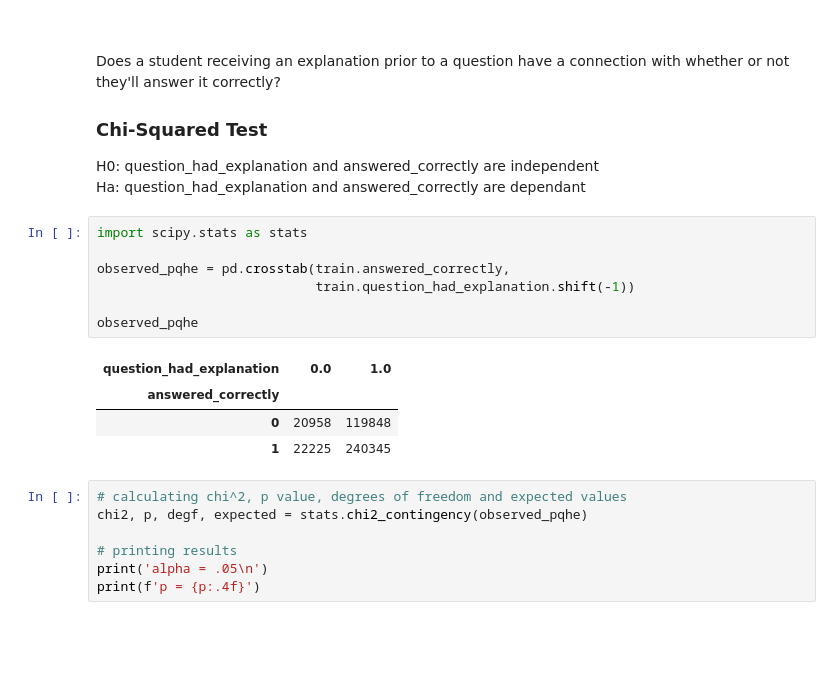
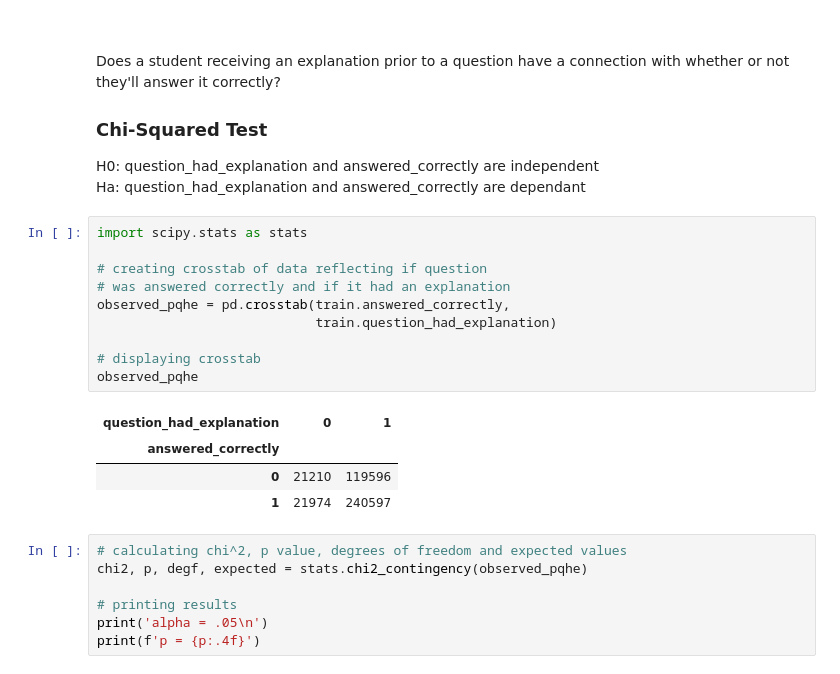
Before and after one commit to Riiid-Team/AI-Learning, a Jupyter notebook: MVP-Davila.ipynb, the cells around one changed output. Saved outputs shown, nothing was run; the diff lists cells and outputs as text; blank space fills up the shorter version.

```diff
--- a/MVP-Davila.ipynb
+++ b/MVP-Davila.ipynb
@@ -47,15 +47,18 @@ Ha: question_had_explanation and answered_correctly are dependant
 # %%
 import scipy.stats as stats
 
+# creating crosstab of data reflecting if question
+# was answered correctly and if it had an explanation
 observed_pqhe = pd.crosstab(train.answered_correctly,
-                            train.question_had_explanation.shift(-1))
+                            train.question_had_explanation)
 
+# displaying crosstab
 observed_pqhe
 # %% [output]
-| question_had_explanation | 0.0 | 1.0 |
+| question_had_explanation | 0 | 1 |
 | answered_correctly |  |  |
-| 0 | 20958 | 119848 |
-| 1 | 22225 | 240345 |
+| 0 | 21210 | 119596 |
+| 1 | 21974 | 240597 |
 # %%
 # calculating chi^2, p value, degrees of freedom and expected values
 chi2, p, degf, expected = stats.chi2_contingency(observed_pqhe)
```
Also changed, not shown: parts of 6 cells of this notebook.
